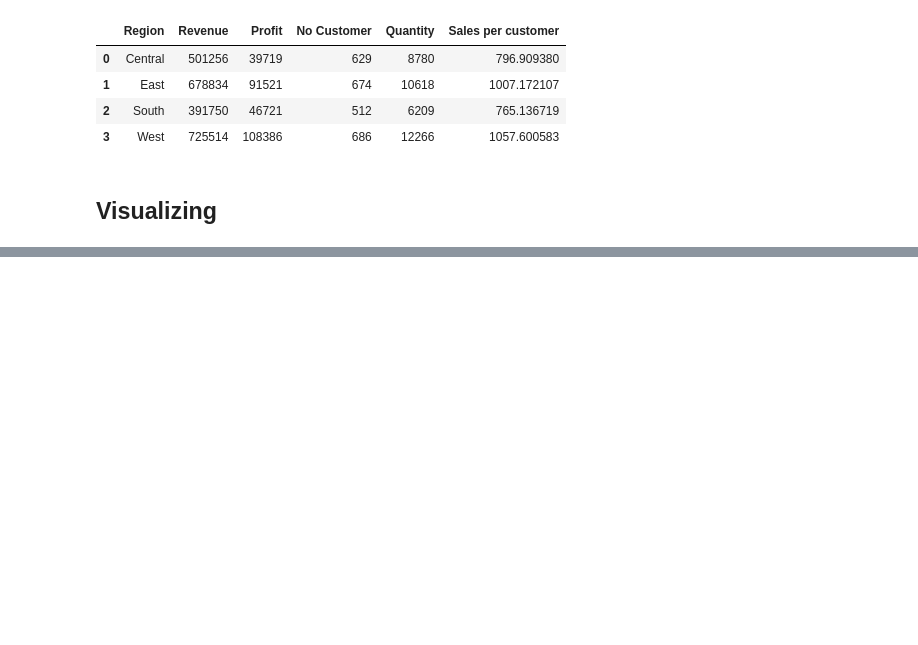
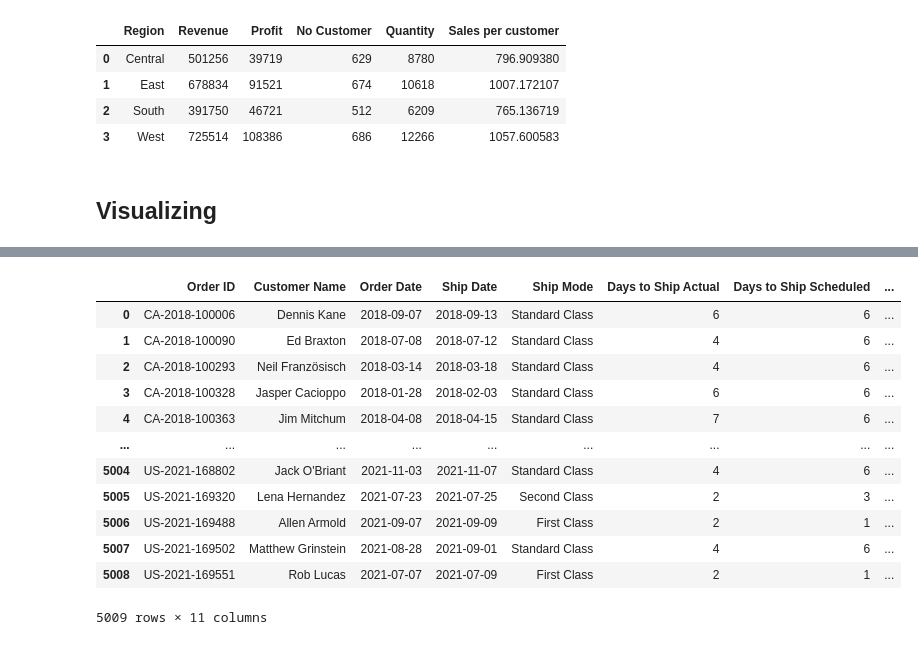
Before and after one commit to thanhENC/DA-course-UEL, a Jupyter notebook: 01. Visualization/TA-GiuaKy.ipynb, the cells around one changed output, grey strips where cells are left out. Drawn from its saved outputs; the diff is of its cells as text; code cells hidden in the pictures; blank space fills up the shorter version.

```diff
--- a/01. Visualization/TA-GiuaKy.ipynb
+++ b/01. Visualization/TA-GiuaKy.ipynb
@@ -135,0 +159,29 @@ ax[4].bar(df_region['Region'], df_region['Sales per customer'])
+# %%
+col_dim = ['Order ID', 'Customer Name', 'Order Date', 'Ship Date', 'Ship Mode']
+# %%
+df_tab = pd.pivot_table(df,
+               index=col_dim,
+               values=['Sales','Quantity','Days to Ship Scheduled', 'Days to Ship Actual', 'Discount', 'Profit'],
+               aggfunc={'Sales':sum,
+                        'Quantity':sum,
+                        'Discount':np.mean,
+                        'Profit':sum,
+                        'Days to Ship Scheduled':np.mean,
+                        'Days to Ship Actual':np.mean
+                }).reset_index()
+
+df_tab
+# %% [output]
+|  | Order ID | Customer Name | Order Date | Ship Date | Ship Mode | Days to Ship Actual | Days to Ship Scheduled | ... |
+| 0 | CA-2018-100006 | Dennis Kane | 2018-09-07 | 2018-09-13 | Standard Class | 6 | 6 | ... |
+| 1 | CA-2018-100090 | Ed Braxton | 2018-07-08 | 2018-07-12 | Standard Class | 4 | 6 | ... |
+| 2 | CA-2018-100293 | Neil Französisch | 2018-03-14 | 2018-03-18 | Standard Class | 4 | 6 | ... |
+| 3 | CA-2018-100328 | Jasper Cacioppo | 2018-01-28 | 2018-02-03 | Standard Class | 6 | 6 | ... |
+| 4 | CA-2018-100363 | Jim Mitchum | 2018-04-08 | 2018-04-15 | Standard Class | 7 | 6 | ... |
+| ... | ... | ... | ... | ... | ... | ... | ... | ... |
+| 5004 | US-2021-168802 | Jack O'Briant | 2021-11-03 | 2021-11-07 | Standard Class | 4 | 6 | ... |
+| 5005 | US-2021-169320 | Lena Hernandez | 2021-07-23 | 2021-07-25 | Second Class | 2 | 3 | ... |
+| 5006 | US-2021-169488 | Allen Armold | 2021-09-07 | 2021-09-09 | First Class | 2 | 1 | ... |
+| 5007 | US-2021-169502 | Matthew Grinstein | 2021-08-28 | 2021-09-01 | Standard Class | 4 | 6 | ... |
+| 5008 | US-2021-169551 | Rob Lucas | 2021-07-07 | 2021-07-09 | First Class | 2 | 1 | ... |
+5009 rows × 11 columns
```
Also changed, not shown: parts of 7 cells of this notebook.
